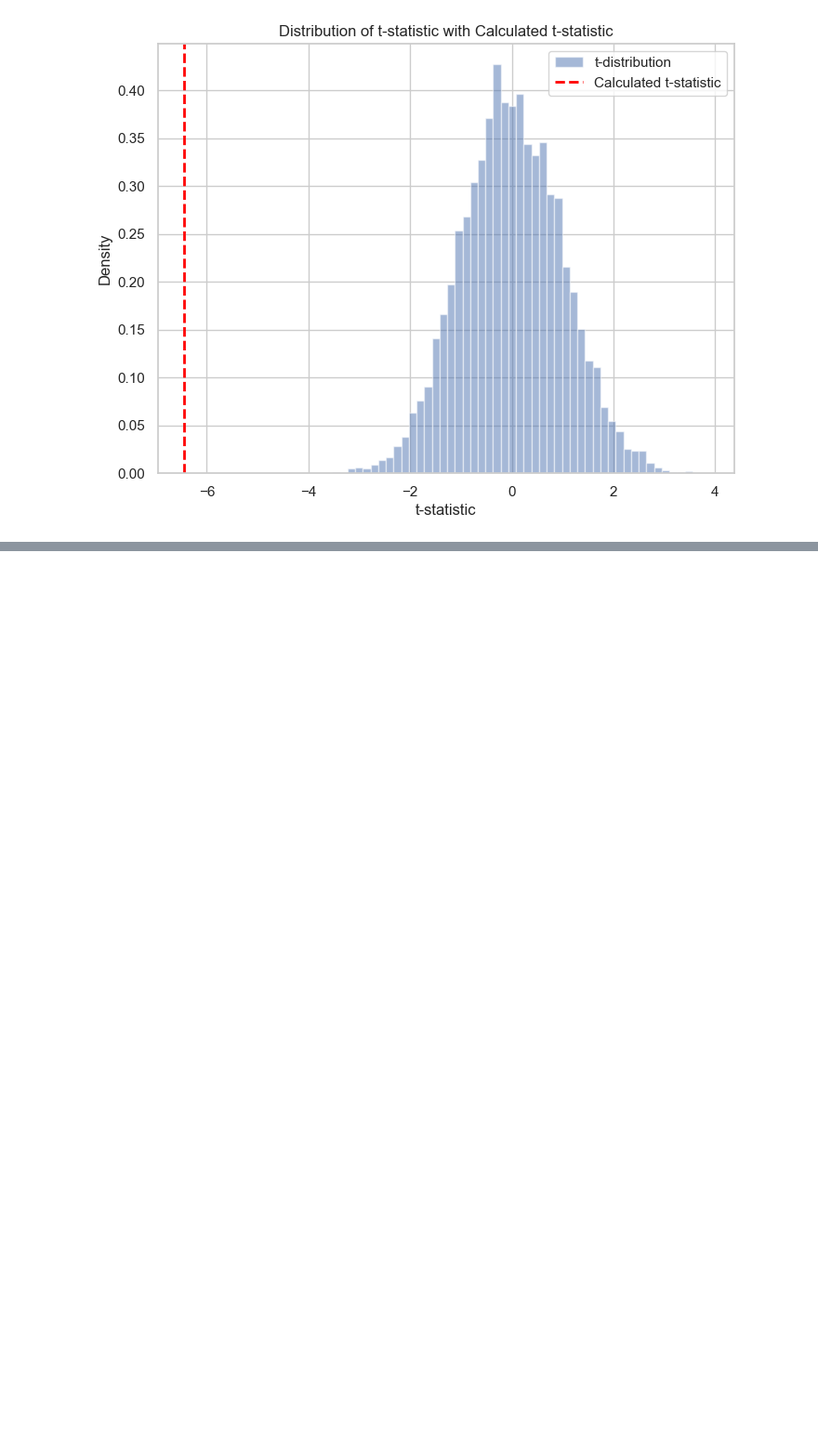
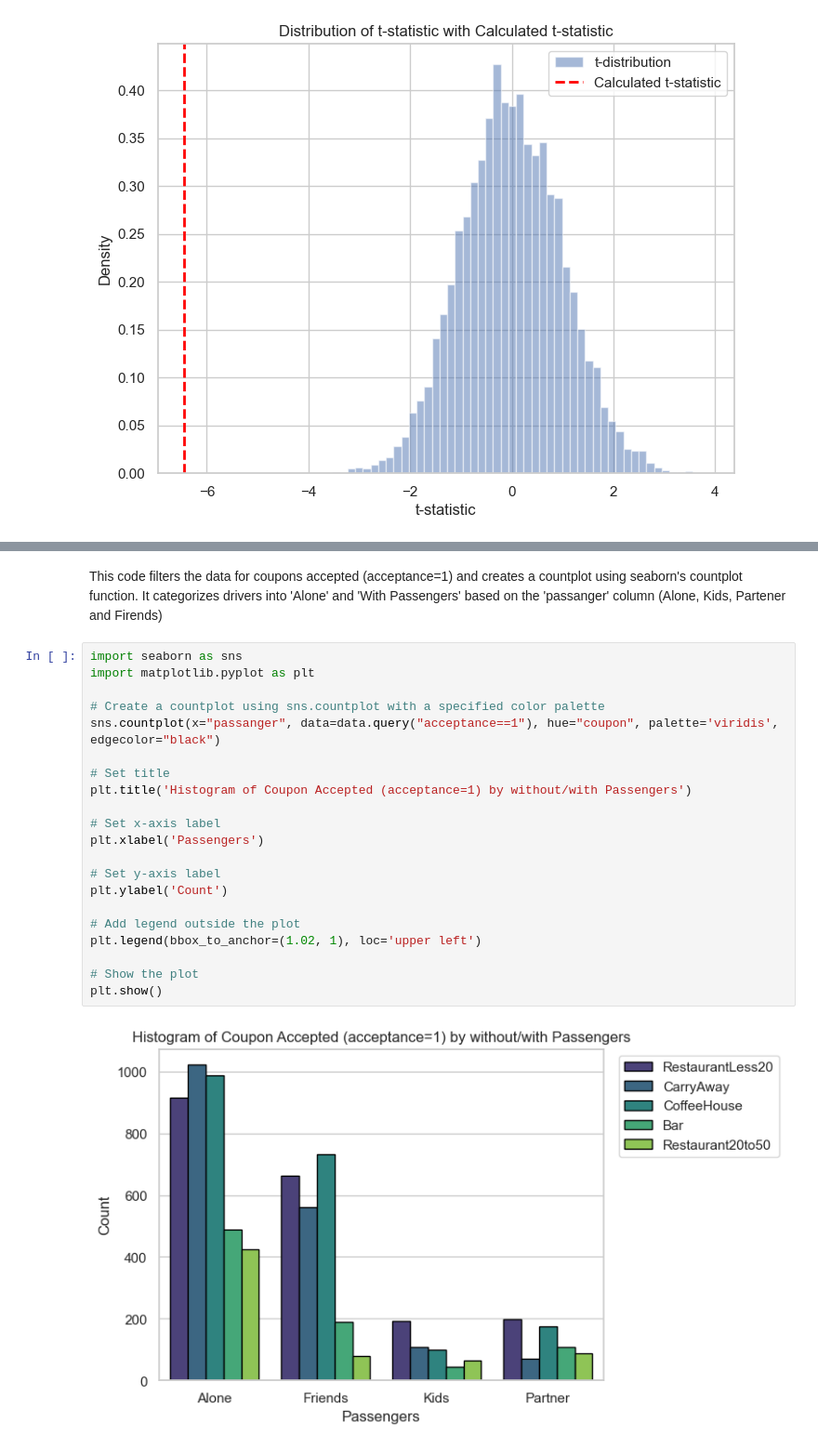
Before and after one commit to bigonil/BH-PCMLAI, a Jupyter notebook: p_assign_app_5_1/prompt.ipynb, the cells around one changed output, grey strips where cells are left out. Shown at 93% size. Drawn from its saved outputs; the diff is of its cells as text; blank space fills up the shorter version.

```diff
--- a/p_assign_app_5_1/prompt.ipynb
+++ b/p_assign_app_5_1/prompt.ipynb
@@ -977,0 +1038,25 @@ KeyError: 'has_passengers'
+# %% [markdown]
+This code filters the data for coupons accepted (acceptance=1) and creates a countplot using seaborn's countplot function. It categorizes drivers into 'Alone' and 'With Passengers' based on the 'passanger' column (Alone, Kids, Partener and Firends)
+# %%
+import seaborn as sns
+import matplotlib.pyplot as plt
+
+# Create a countplot using sns.countplot with a specified color palette
+sns.countplot(x="passanger", data=data.query("acceptance==1"), hue="coupon", palette='viridis', edgecolor="black")
+
+# Set title
+plt.title('Histogram of Coupon Accepted (acceptance=1) by without/with Passengers')
+
+# Set x-axis label
+plt.xlabel('Passengers')
+
+# Set y-axis label
+plt.ylabel('Count')
+
+# Add legend outside the plot
+plt.legend(bbox_to_anchor=(1.02, 1), loc='upper left')
+
+# Show the plot
+plt.show()
+# %% [output]
+[figure, added]
```
Also changed, not shown: parts of 5 cells of this notebook.
